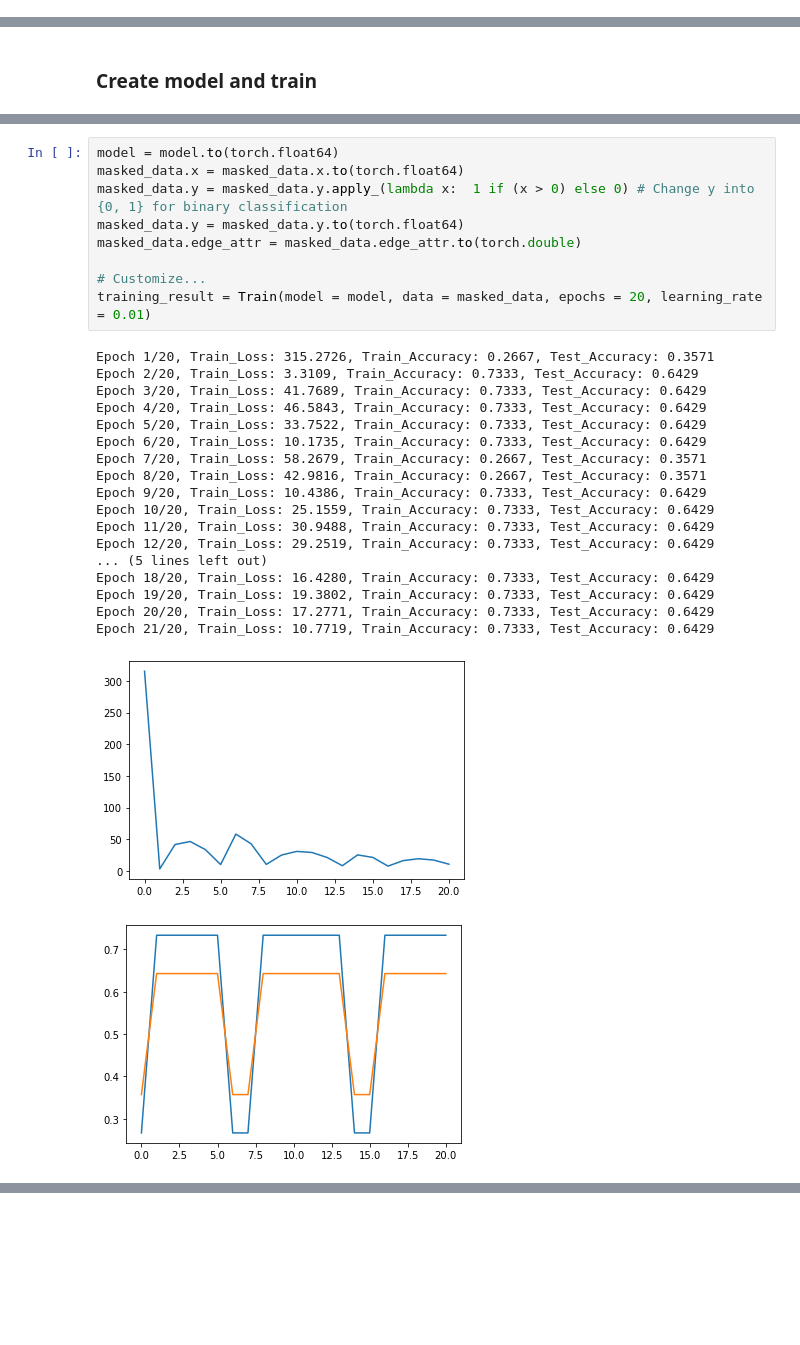
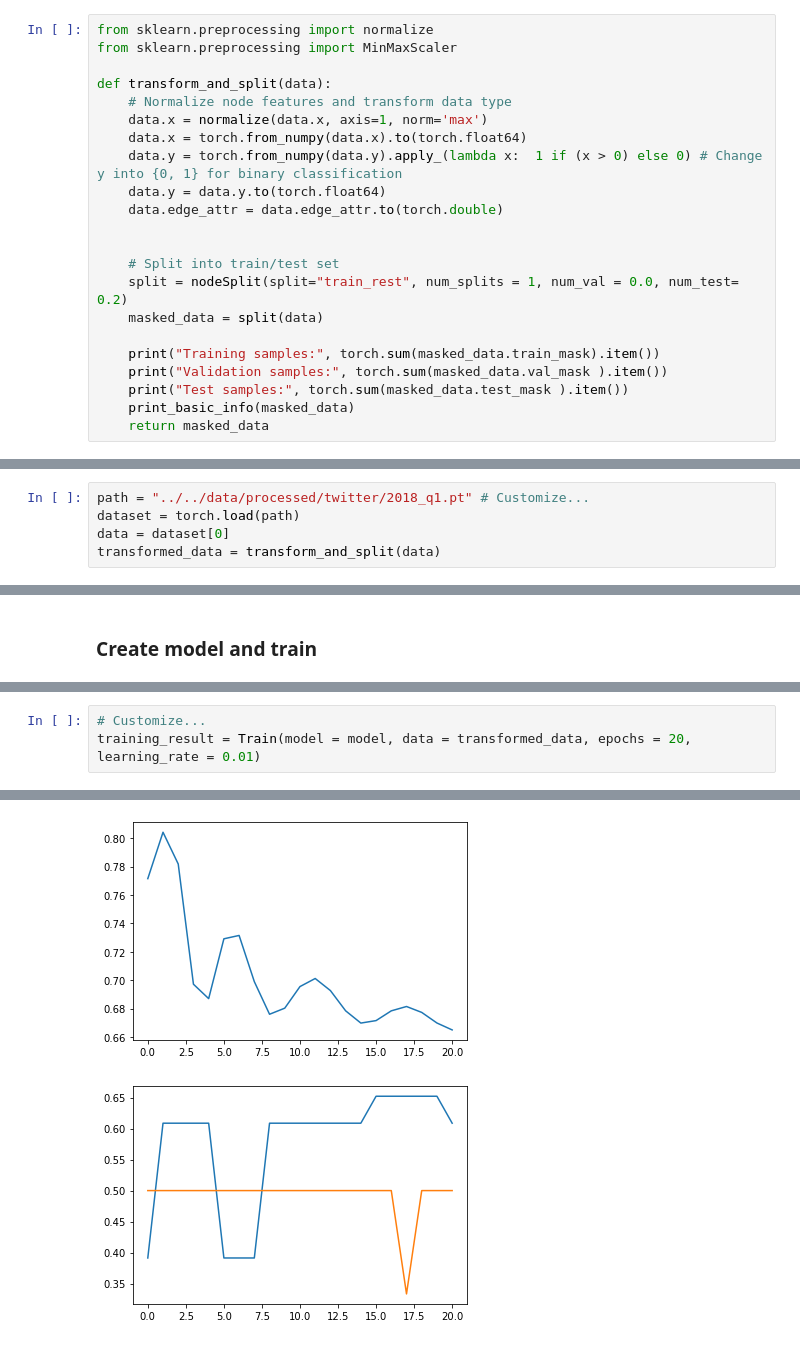
Before and after one commit to capstoneJPM4/spug, a Jupyter notebook: apulu/model/model_template.ipynb, the cells around one changed output, grey strips where cells are left out. Saved outputs shown, nothing was run; the diff lists cells and outputs as text; blank space fills up the shorter version.

Commit message:
normalized node features

```diff
--- a/apulu/model/model_template.ipynb
+++ b/apulu/model/model_template.ipynb
@@ -119,3 +119,25 @@ class Train():
         plt.plot(train_accs)
         plt.plot(test_accs)
         plt.show()
+# %%
+from sklearn.preprocessing import normalize
+from sklearn.preprocessing import MinMaxScaler
+
+def transform_and_split(data):
+    # Normalize node features and transform data type
+    data.x = normalize(data.x, axis=1, norm='max')
+    data.x = torch.from_numpy(data.x).to(torch.float64)
+    data.y = torch.from_numpy(data.y).apply_(lambda x:  1 if (x > 0) else 0) # Change y into {0, 1} for binary classification
+    data.y = data.y.to(torch.float64)
+    data.edge_attr = data.edge_attr.to(torch.double)
+
+
+    # Split into train/test set
+    split = nodeSplit(split="train_rest", num_splits = 1, num_val = 0.0, num_test= 0.2)
+    masked_data = split(data)
+
+    print("Training samples:", torch.sum(masked_data.train_mask).item())
+    print("Validation samples:", torch.sum(masked_data.val_mask ).item())
+    print("Test samples:", torch.sum(masked_data.test_mask ).item())
+    print_basic_info(masked_data)
+    return masked_data
@@ -163,0 +158,5 @@ Test samples: 14
+# %%
+path = "../../data/processed/twitter/2018_q1.pt" # Customize...
+dataset = torch.load(path)
+data = dataset[0]
+transformed_data = transform_and_split(data)
@@ -172,31 +190,6 @@ GNN(
   (conv2): GCNConv(32, 2)
 )
-# %%
-model = model.to(torch.float64)
-masked_data.x = masked_data.x.to(torch.float64)
-masked_data.y = masked_data.y.apply_(lambda x:  1 if (x > 0) else 0) # Change y into {0, 1} for binary classification
-masked_data.y = masked_data.y.to(torch.float64)
-masked_data.edge_attr = masked_data.edge_attr.to(torch.double)
-
-# Customize...
-training_result = Train(model = model, data = masked_data, epochs = 20, learning_rate = 0.01)
-# %% [output]
-Epoch 1/20, Train_Loss: 315.2726, Train_Accuracy: 0.2667, Test_Accuracy: 0.3571
-Epoch 2/20, Train_Loss: 3.3109, Train_Accuracy: 0.7333, Test_Accuracy: 0.6429
-Epoch 3/20, Train_Loss: 41.7689, Train_Accuracy: 0.7333, Test_Accuracy: 0.6429
-Epoch 4/20, Train_Loss: 46.5843, Train_Accuracy: 0.7333, Test_Accuracy: 0.6429
-Epoch 5/20, Train_Loss: 33.7522, Train_Accuracy: 0.7333, Test_Accuracy: 0.6429
-Epoch 6/20, Train_Loss: 10.1735, Train_Accuracy: 0.7333, Test_Accuracy: 0.6429
-Epoch 7/20, Train_Loss: 58.2679, Train_Accuracy: 0.2667, Test_Accuracy: 0.3571
-Epoch 8/20, Train_Loss: 42.9816, Train_Accuracy: 0.2667, Test_Accuracy: 0.3571
-Epoch 9/20, Train_Loss: 10.4386, Train_Accuracy: 0.7333, Test_Accuracy: 0.6429
-Epoch 10/20, Train_Loss: 25.1559, Train_Accuracy: 0.7333, Test_Accuracy: 0.6429
-Epoch 11/20, Train_Loss: 30.9488, Train_Accuracy: 0.7333, Test_Accuracy: 0.6429
-Epoch 12/20, Train_Loss: 29.2519, Train_Accuracy: 0.7333, Test_Accuracy: 0.6429
-... (5 lines left out)
-Epoch 18/20, Train_Loss: 16.4280, Train_Accuracy: 0.7333, Test_Accuracy: 0.6429
-Epoch 19/20, Train_Loss: 19.3802, Train_Accuracy: 0.7333, Test_Accuracy: 0.6429
-Epoch 20/20, Train_Loss: 17.2771, Train_Accuracy: 0.7333, Test_Accuracy: 0.6429
-Epoch 21/20, Train_Loss: 10.7719, Train_Accuracy: 0.7333, Test_Accuracy: 0.6429
-[figure, removed]
-[figure, removed]
+# %%
+# Customize...
+training_result = Train(model = model, data = transformed_data, epochs = 20, learning_rate = 0.01)
+# %% [output]
@@ -202,0 +213,2 @@ Epoch 21/20, Train_Loss: 10.7719, Train_Accuracy: 0.7333, Test_Accuracy: 0.6429
+[figure, added]
+[figure, added]
```
Also changed, not shown: parts of 9 cells of this notebook.
